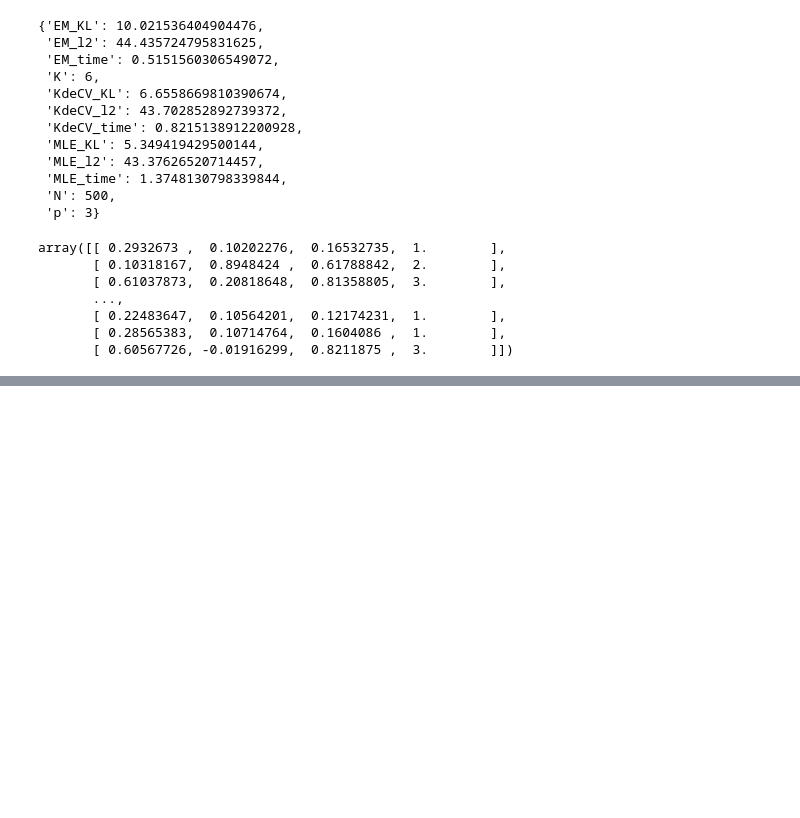
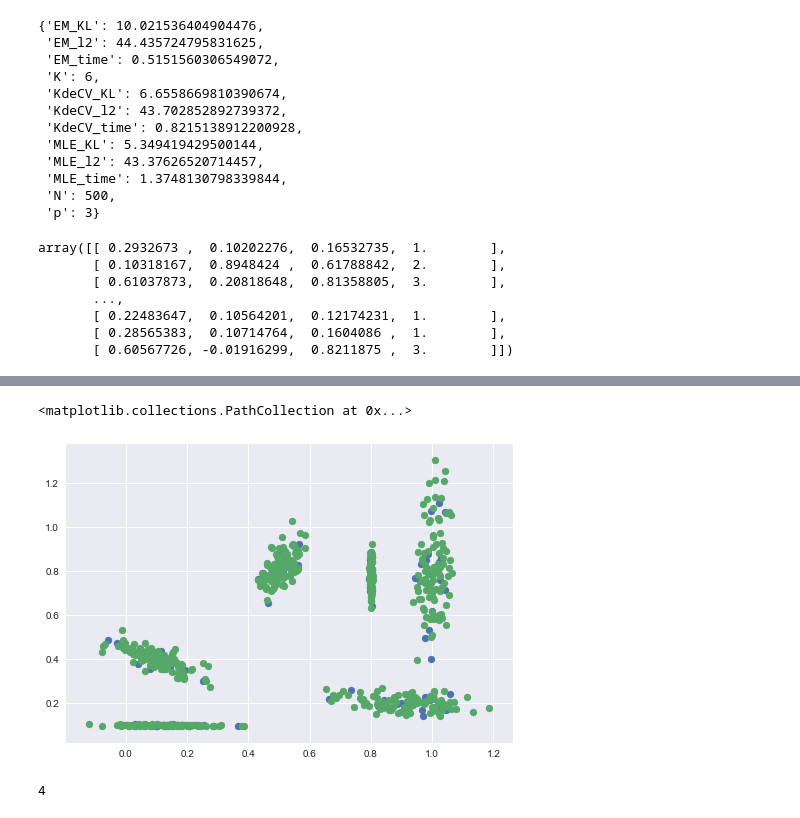
Before and after one commit to mehdisebbar/kl-aggregation, a Jupyter notebook: weight_vector_simulations_paper/weight_vector_estim_code/clustering.ipynb, the cells around one changed output, grey strips where cells are left out. Drawn from its saved outputs; the diff is of its cells as text; code cells hidden in the pictures; blank space fills up the shorter version.

```diff
--- a/weight_vector_simulations_paper/weight_vector_estim_code/clustering.ipynb
+++ b/weight_vector_simulations_paper/weight_vector_estim_code/clustering.ipynb
@@ -1131,0 +1213,14 @@ np.random.shuffle(X)
+# %%
+from sklearn.datasets import make_blobs
+X, y = make_blobs(n_samples=500,
+                  n_features=2,
+                  centers=4,
+                  cluster_std=0.11,
+                  center_box=(-10.0, 10.0),
+                  shuffle=True)  # For reproducibility
+# %%
+plt.scatter(X[:,0], X[:, 1])
+plt.scatter(X4[:,0], X4[:, 1])
+# %% [output]
+<matplotlib.collections.PathCollection at 0x...>
+[figure, added]
@@ -1131,0 +1231,4 @@ np.random.shuffle(X)
+# %%
+model.get_params()['n_components']
+# %% [output]
+4
```
Also changed, not shown: parts of 17 cells of this notebook, 1 other file.
